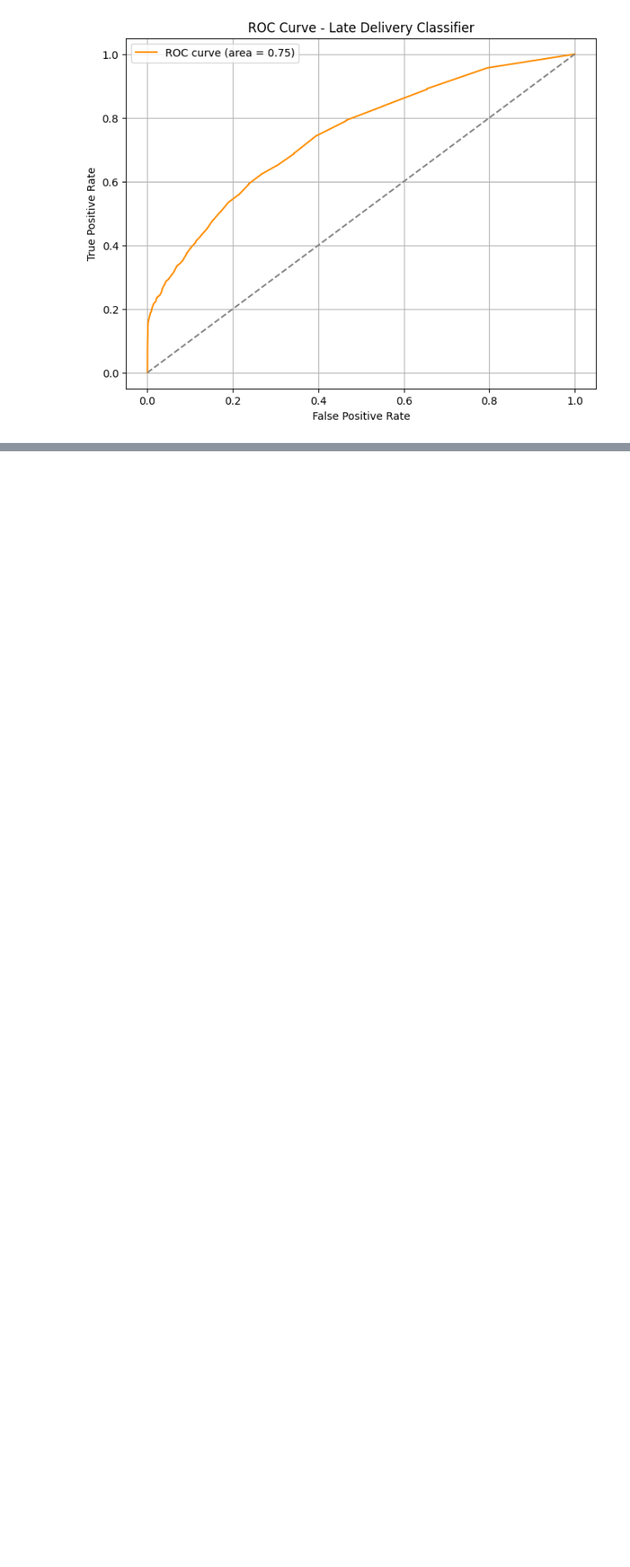
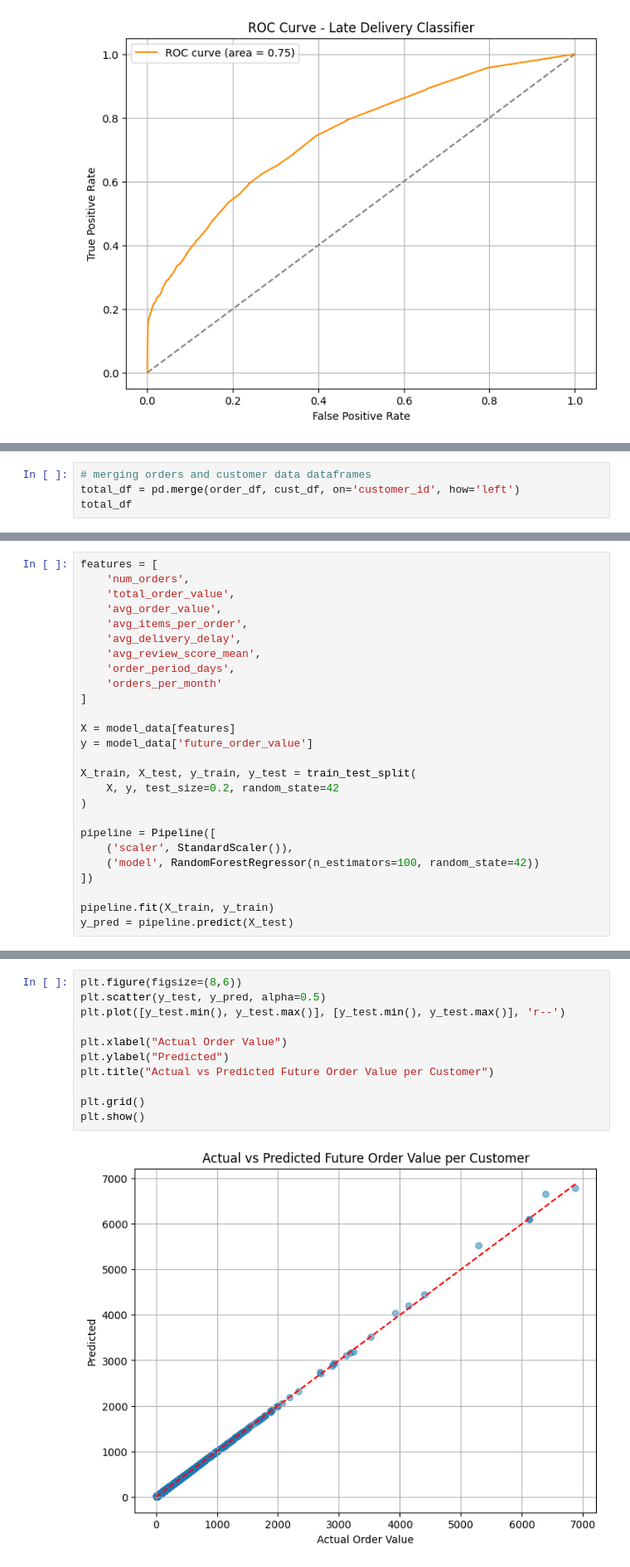
Before and after one commit to sohaibsalman13/Sales-Revenue-Prediction-App, a Jupyter notebook: main.ipynb, the cells around one changed output, grey strips where cells are left out. Shown at 83% size. Saved outputs shown, nothing was run; the diff lists cells and outputs as text; blank space fills up the shorter version.

```diff
--- a/main.ipynb
+++ b/main.ipynb
@@ -577,0 +611,4 @@ plt.show()
+# %%
+# merging orders and customer data dataframes
+total_df = pd.merge(order_df, cust_df, on='customer_id', how='left')
+total_df
@@ -577,0 +693,26 @@ plt.show()
+# %%
+features = [
+    'num_orders',
+    'total_order_value',
+    'avg_order_value',
+    'avg_items_per_order',
+    'avg_delivery_delay',
+    'avg_review_score_mean',
+    'order_period_days',
+    'orders_per_month'
+]
+
+X = model_data[features]
+y = model_data['future_order_value']
+
+X_train, X_test, y_train, y_test = train_test_split(
+    X, y, test_size=0.2, random_state=42
+)
+
+pipeline = Pipeline([
+    ('scaler', StandardScaler()),
+    ('model', RandomForestRegressor(n_estimators=100, random_state=42))
+])
+
+pipeline.fit(X_train, y_train)
+y_pred = pipeline.predict(X_test)
@@ -577,0 +728,13 @@ plt.show()
+# %%
+plt.figure(figsize=(8,6))
+plt.scatter(y_test, y_pred, alpha=0.5)
+plt.plot([y_test.min(), y_test.max()], [y_test.min(), y_test.max()], 'r--')
+
+plt.xlabel("Actual Order Value")
+plt.ylabel("Predicted")
+plt.title("Actual vs Predicted Future Order Value per Customer")
+
+plt.grid()
+plt.show()
+# %% [output]
+[figure, added]
```
Also changed, not shown: parts of 15 cells of this notebook, 1 other file.
